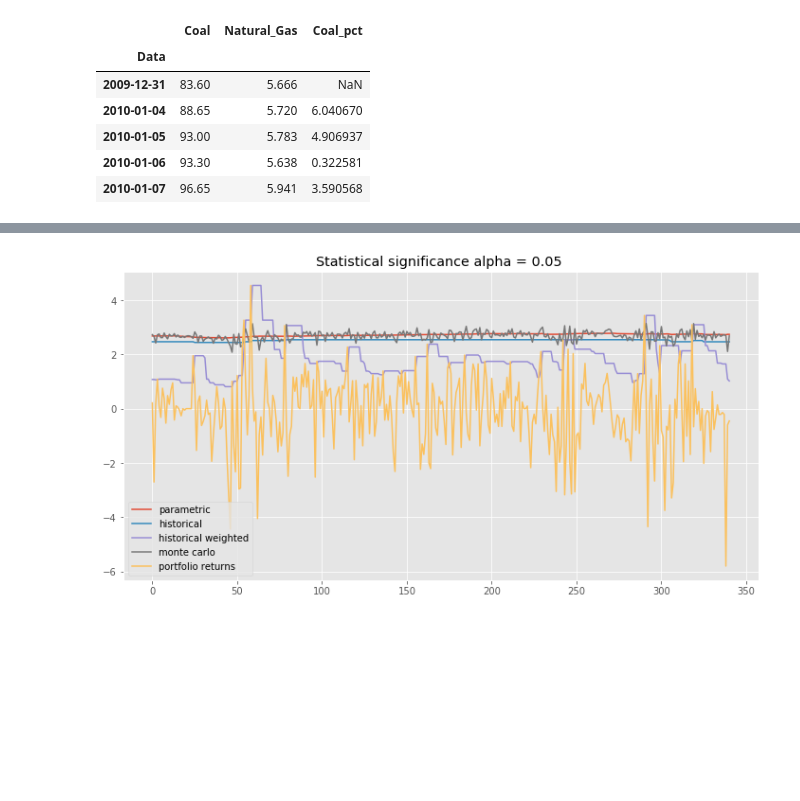
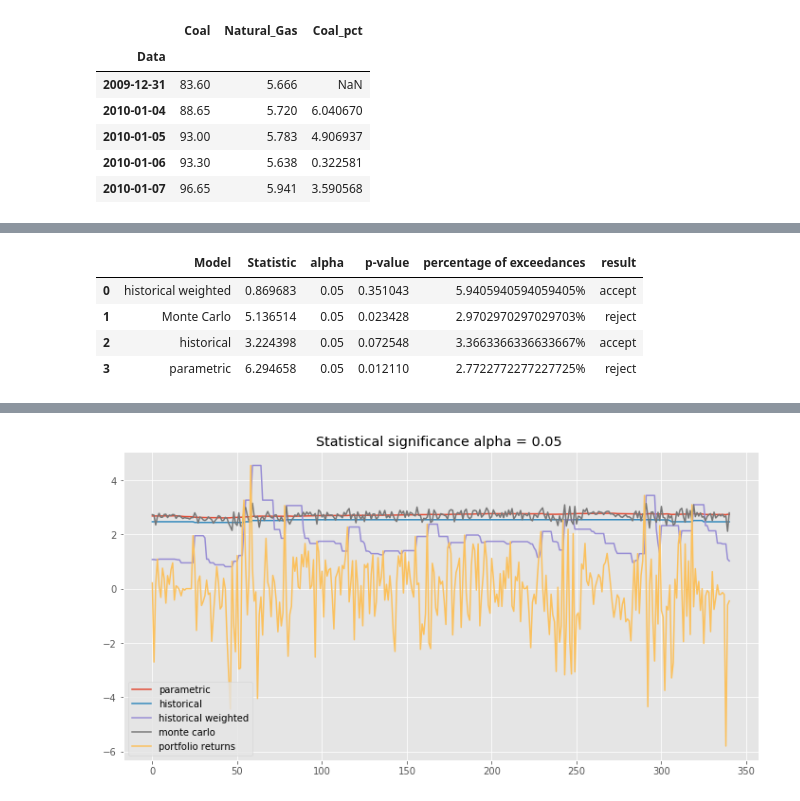
Before and after one commit to Karosemi/backtesting, a Jupyter notebook: BacktestingR.ipynb, the cells around one changed output, grey strips where cells are left out. Cells and saved outputs as stored; diff of their text form; code cells hidden in the pictures; blank space fills up the shorter version.

```diff
--- a/BacktestingR.ipynb
+++ b/BacktestingR.ipynb
@@ -82,7 +82,7 @@ def mc(data, level):
     predictions = mu + random_sample + theta*model.resid[-1]
     return np.percentile(predictions, level*100)
 # %%
-def Var_vector(data, Varfunction, alpha):
+def Var_vector(data, Varfunction, alpha, year = 2, beg_index = 0):
     """
     input
     data: vector of portfolio returns
@@ -92,11 +92,10 @@ def Var_vector(data, Varfunction, alpha):
     var_vector: forecast of VaR for each day
     data[2*year:] : actual value of portfolio returns
     """
-    year = 365
     data_len = len(data)
-    var_len = data_len-2*year #range - 2 years
+    var_len = data_len-year*365-beg_index #range - 2 years
     var_vector = np.empty(var_len, float)
     for i in range(var_len):
-        var_vector[i] = Varfunction( data[i : (2*year+i)], (1-alpha) )
-    return(var_vector, data[2*year:])
+        var_vector[i] = Varfunction( data[beg_index+i : (year*365+i)], (1-alpha) )
+    return(var_vector, data[beg_index+year*365:])
 # %%
@@ -241,0 +227,8 @@ parametric 0.005899713570918444 0.9387750192065026
+# %%
+Backtesting(days_mov.values, forecast5_mov, 0.05, test="Kupiec")
+# %% [output]
+|  | Model | Statistic | alpha | p-value | percentage of exceedances | result |
+| 0 | historical weighted | 0.869683 | 0.05 | 0.351043 | 5.9405940594059405% | accept |
+| 1 | Monte Carlo | 5.136514 | 0.05 | 0.023428 | 2.9702970297029703% | reject |
+| 2 | historical | 3.224398 | 0.05 | 0.072548 | 3.3663366336633667% | accept |
+| 3 | parametric | 6.294658 | 0.05 | 0.012110 | 2.7722772277227725% | reject |
```
Also changed, not shown: parts of 12 cells of this notebook.
